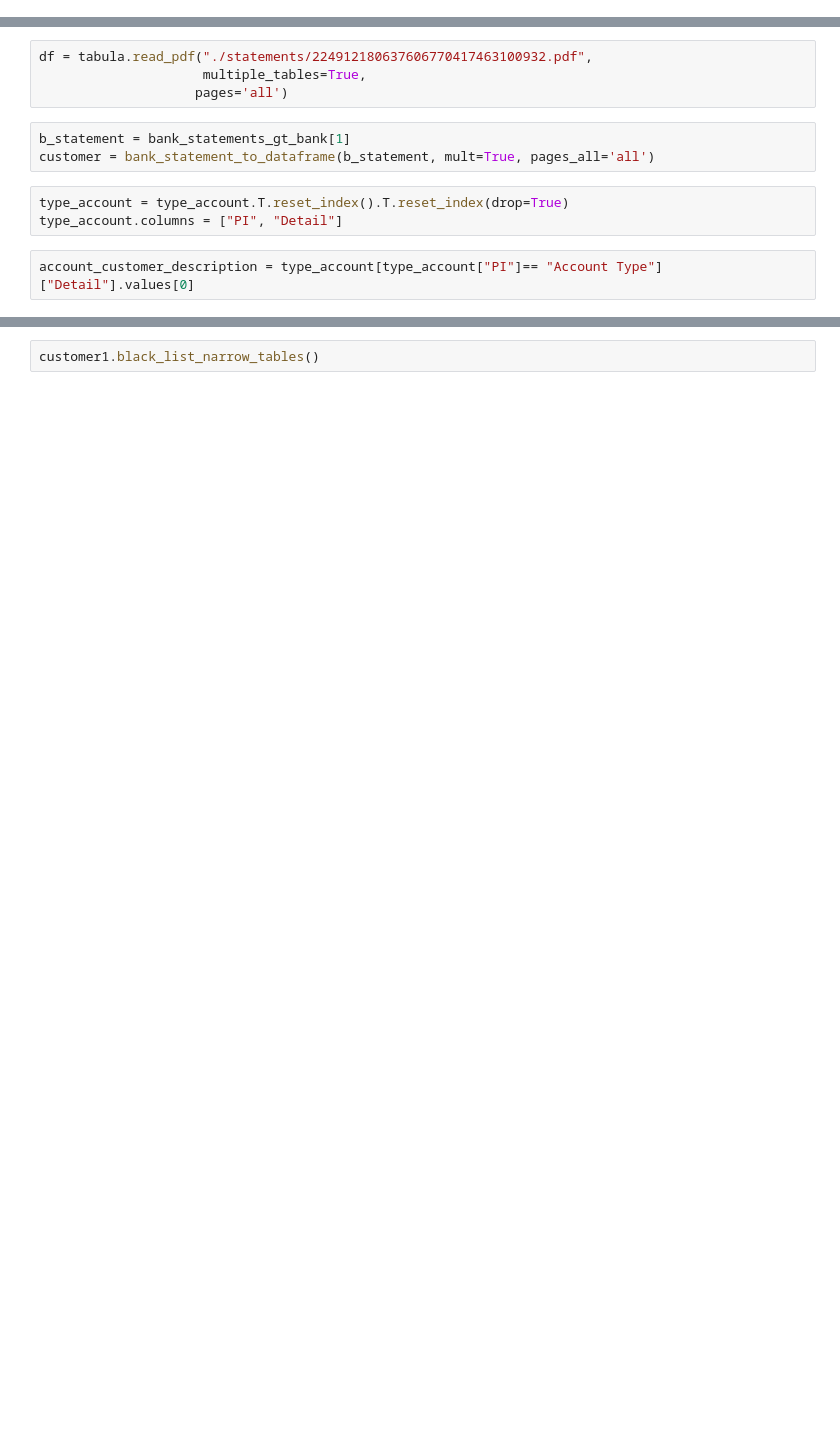
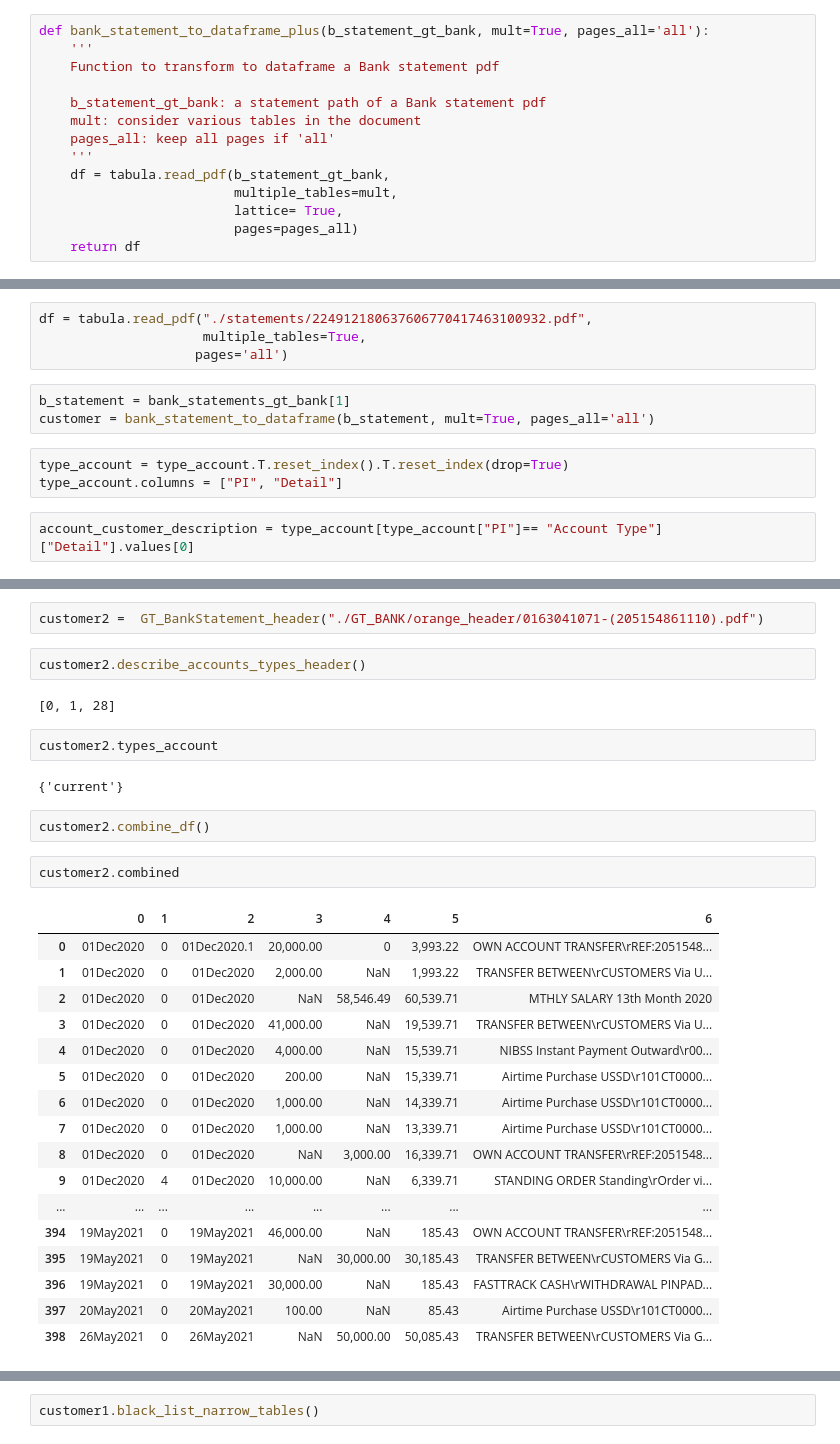
Before and after one commit to assansanogo/b_s_processor, a Jupyter notebook: data_extraction_format1.ipynb, the cells around one changed output, grey strips where cells are left out. Drawn from its saved outputs; the diff is of its cells as text; blank space fills up the shorter version.

Commit message:
refactor (bank type no header)

```diff
--- a/data_extraction_format1.ipynb
+++ b/data_extraction_format1.ipynb
@@ -69,0 +95,14 @@ def bank_statement_to_dataframe(b_statement_gt_bank, mult=True, pages_all='all')
+# %%
+def bank_statement_to_dataframe_plus(b_statement_gt_bank, mult=True, pages_all='all'):
+    '''
+    Function to transform to dataframe a Bank statement pdf
+
+    b_statement_gt_bank: a statement path of a Bank statement pdf
+    mult: consider various tables in the document
+    pages_all: keep all pages if 'all'
+    '''
+    df = tabula.read_pdf(b_statement_gt_bank,
+                         multiple_tables=mult,
+                         lattice= True,
+                         pages=pages_all)
+    return df
@@ -196,0 +322,32 @@ customer1 = GT_BankStatement("./statements/224912180637606770417463100932.pdf")
+# %%
+customer2 =  GT_BankStatement_header("./GT_BANK/orange_header/0163041071-(205154861110).pdf")
+# %%
+customer2.describe_accounts_types_header()
+# %% [output]
+[0, 1, 28]
+# %%
+customer2.types_account
+# %% [output]
+{'current'}
+# %%
+customer2.combine_df()
+# %%
+customer2.combined
+# %% [output]
+|  | 0 | 1 | 2 | 3 | 4 | 5 | 6 |
+| 0 | 01­Dec­2020 | 0 | 01­Dec­2020.1 | 20,000.00 | 0 | 3,993.22 | OWN ACCOUNT TRANSFER\rREF:2051548... |
+| 1 | 01­Dec­2020 | 0 | 01­Dec­2020 | 2,000.00 | NaN | 1,993.22 | TRANSFER BETWEEN\rCUSTOMERS Via U... |
+| 2 | 01­Dec­2020 | 0 | 01­Dec­2020 | NaN | 58,546.49 | 60,539.71 | MTHLY SALARY 13th Month 2020 |
+| 3 | 01­Dec­2020 | 0 | 01­Dec­2020 | 41,000.00 | NaN | 19,539.71 | TRANSFER BETWEEN\rCUSTOMERS Via U... |
+| 4 | 01­Dec­2020 | 0 | 01­Dec­2020 | 4,000.00 | NaN | 15,539.71 | NIBSS Instant Payment Outward\r00... |
+| 5 | 01­Dec­2020 | 0 | 01­Dec­2020 | 200.00 | NaN | 15,339.71 | Airtime Purchase USSD­\r101CT0000... |
+| 6 | 01­Dec­2020 | 0 | 01­Dec­2020 | 1,000.00 | NaN | 14,339.71 | Airtime Purchase USSD­\r101CT0000... |
+| 7 | 01­Dec­2020 | 0 | 01­Dec­2020 | 1,000.00 | NaN | 13,339.71 | Airtime Purchase USSD­\r101CT0000... |
+| 8 | 01­Dec­2020 | 0 | 01­Dec­2020 | NaN | 3,000.00 | 16,339.71 | OWN ACCOUNT TRANSFER\rREF:2051548... |
+| 9 | 01­Dec­2020 | 4 | 01­Dec­2020 | 10,000.00 | NaN | 6,339.71 | STANDING ORDER Standing\rOrder vi... |
+| ... | ... | ... | ... | ... | ... | ... | ... |
+| 394 | 19­May­2021 | 0 | 19­May­2021 | 46,000.00 | NaN | 185.43 | OWN ACCOUNT TRANSFER\rREF:2051548... |
+| 395 | 19­May­2021 | 0 | 19­May­2021 | NaN | 30,000.00 | 30,185.43 | TRANSFER BETWEEN\rCUSTOMERS Via G... |
+| 396 | 19­May­2021 | 0 | 19­May­2021 | 30,000.00 | NaN | 185.43 | FASTTRACK CASH\rWITHDRAWAL PINPAD... |
+| 397 | 20­May­2021 | 0 | 20­May­2021 | 100.00 | NaN | 85.43 | Airtime Purchase USSD­\r101CT0000... |
+| 398 | 26­May­2021 | 0 | 26­May­2021 | NaN | 50,000.00 | 50,085.43 | TRANSFER BETWEEN\rCUSTOMERS Via G... |
```
Also changed, not shown: parts of 138 cells of this notebook, 2 other files.
